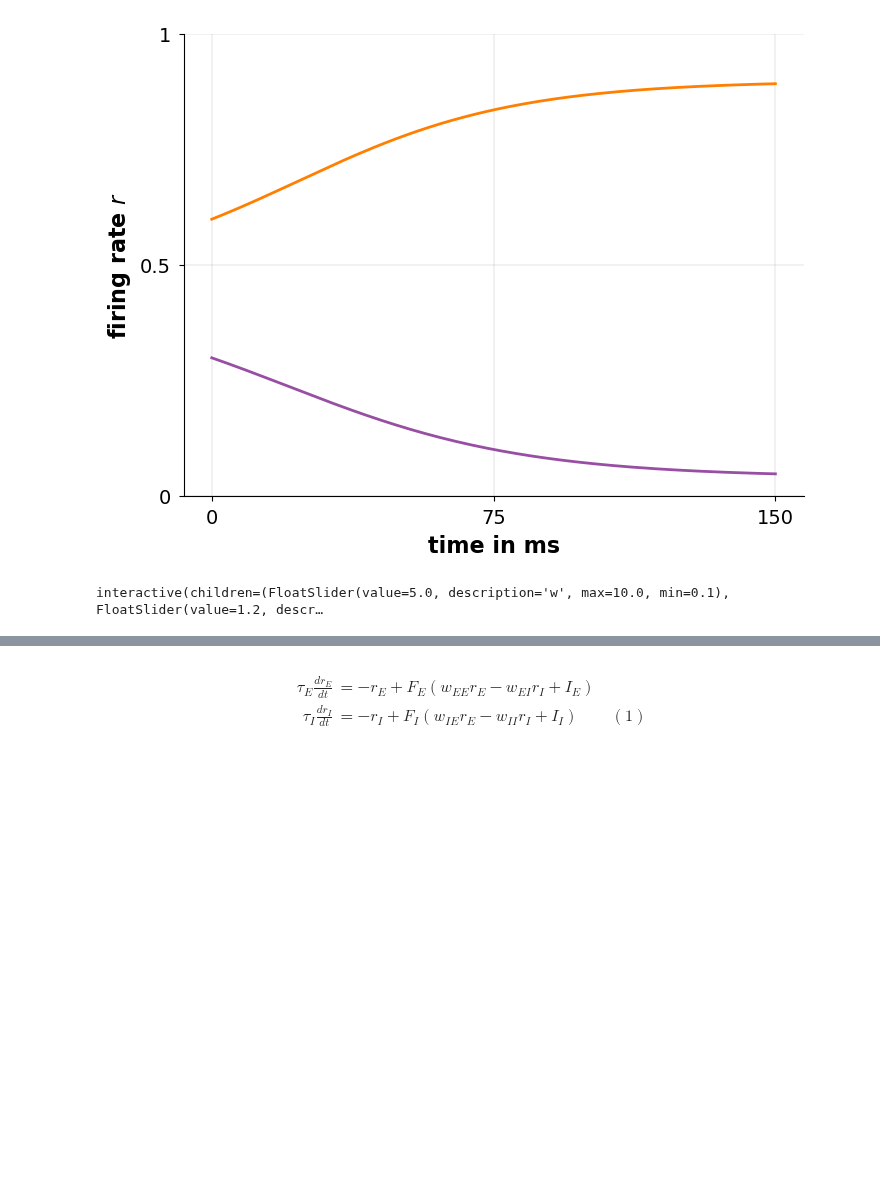
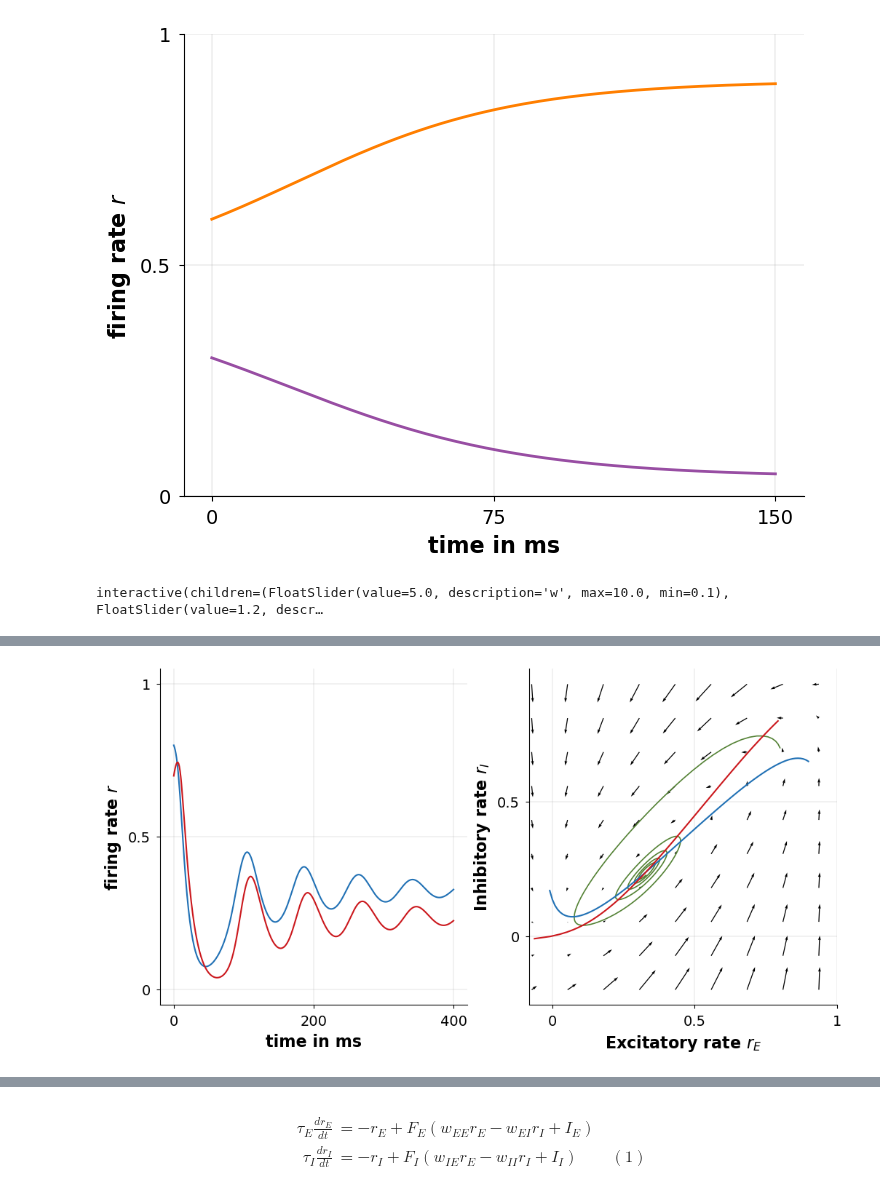
Before and after one commit to comp-neural-circuits/intro-to-comp-neuro, a Jupyter notebook: notebooks/Exc_8/notebook_8.ipynb, the cells around one changed output, grey strips where cells are left out. Drawn from its saved outputs; the diff is of its cells as text; code cells hidden in the pictures; blank space fills up the shorter version.

```diff
--- a/notebooks/Exc_8/notebook_8.ipynb
+++ b/notebooks/Exc_8/notebook_8.ipynb
@@ -463,20 +555,22 @@ lecture_network.show_vectors_in_phase_plane(ax=ax2)
 # %%
 fig, (ax1,ax2) = plt.subplots(1,2, figsize = (12,6))
 
 lecture_network = EI_network_extended(
     w_EE = 9 ,
     w_EI = 6,
     w_II = 7,
     w_IE = 14,
     tau_E = 10,
-    tau_I = 14)
+    tau_I = 14,
+    I_E = 0.8,
+    I_I = 0)
 
-I_E = 0.8
-I_I = 0
-lecture_network.run_simulation(r_E0 = 0.8, r_I0 = 0.7, I_E = I_E, I_I = I_I, timesteps = 400)
+lecture_network.run_simulation(r_E0 = 0.8, r_I0 = 0.7, timesteps = 400)
 lecture_network.show_sim_results_current_v_time_lecture_plot(linestyle = '-', ax = ax1)
 lecture_network.show_sim_results_phase_plane( color = '#548235', ax = ax2)
 
-lecture_network.show_nullclines_in_phase_plane(ax=ax2,I_E = I_E, I_I = I_I)
-lecture_network.show_vectors_in_phase_plane(ax=ax2, I_E = I_E, I_I = I_I)
+lecture_network.show_nullclines_lecture_plot(ax=ax2)
+lecture_network.show_vectors_in_phase_plane(ax=ax2)
+# %% [output]
+[figure, added]
 # %%
```
Also changed, not shown: parts of 20 cells of this notebook, 1 other file.
